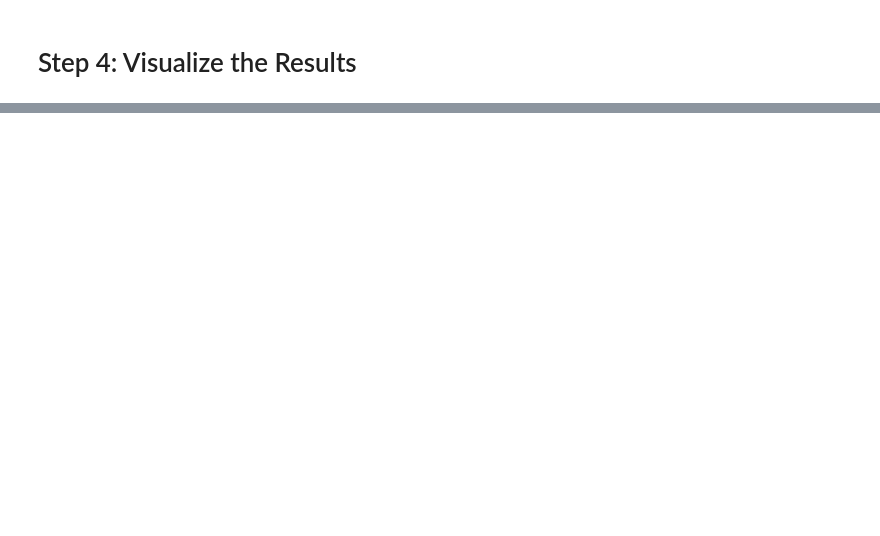
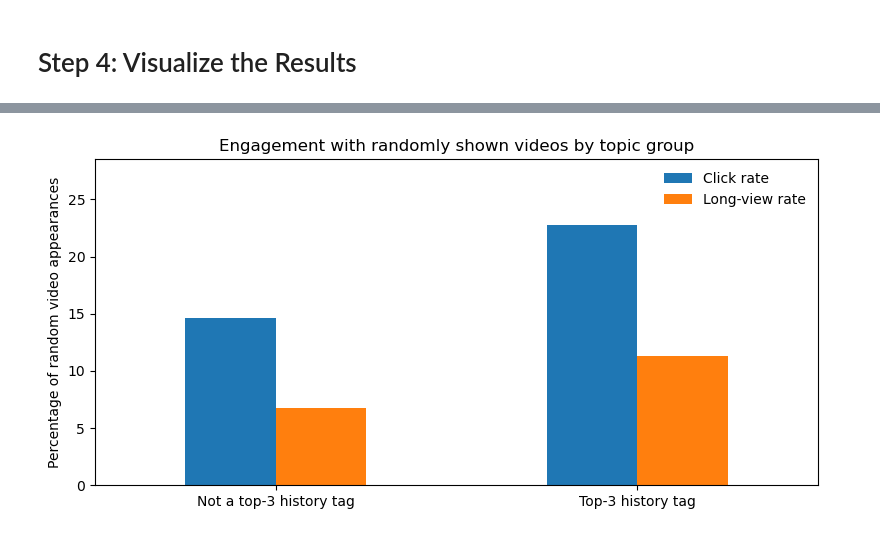
Before and after one commit to trgolden/MIS_5480_Group_Project, a Jupyter notebook: KuaiRand_Analysis.ipynb, the cells around one changed output, grey strips where cells are left out. Cells and saved outputs as stored; diff of their text form; code cells hidden in the pictures; blank space fills up the shorter version.

```diff
--- a/KuaiRand_Analysis.ipynb
+++ b/KuaiRand_Analysis.ipynb
@@ -172,0 +468,19 @@ For businesses, this highlights a challenge in interpreting engagement metrics:
+# %%
+test = tagged.loc[(tagged["period"] == "P2") & (tagged["exposure"] == "Random") & (tagged["tab"] == 1)
+                  & tagged["user_id"].isin(keep_users),
+                  ["user_id", "video_id", "tag", "is_click", "is_like", "long_view"]]
+
+test = test.merge(profile, on=["user_id", "tag"], how="left", validate="m:1")
+test["hist_share"] = test["hist_share"].fillna(0)             # tag never shown in history
+test["top3_tag"] = test["hist_rank"] <= 3                      # one of the user's 3 most-fed topics
+
+print(f"Random exposures analysed: {len(test):,} across {test['user_id'].nunique():,} users")
+print(f"Share of random exposures landing on a user's top-3 history tags: {test['top3_tag'].mean():.1%}\n")
+
+top3_table = test.groupby("top3_tag").agg(exposures=("video_id", "size"),
+                                         click_pct=("is_click", "mean"),
+                                         like_pct=("is_like", "mean"),
+                                         long_view_pct=("long_view", "mean"))
+top3_table[["click_pct", "like_pct", "long_view_pct"]] *= 100
+top3_table.index = ["Not a top-3 history tag", "Top-3 history tag"]
+print(top3_table.round(2).to_string())
@@ -172,0 +524,18 @@ For businesses, this highlights a challenge in interpreting engagement metrics:
+# %%
+# Compare engagement with top-three history topics and other topics
+plot_data = top3_table[["click_pct", "long_view_pct"]].copy()
+plot_data.columns = ["Click rate", "Long-view rate"]
+
+ax = plot_data.plot.bar(
+    figsize=(8, 4)
+)
+ax.set_title("Engagement with randomly shown videos by topic group")
+ax.set_ylabel("Percentage of random video appearances")
+ax.set_xlabel("")
+ax.set_ylim(0, plot_data.to_numpy().max() * 1.25)
+plt.xticks(rotation=0)
+ax.legend(frameon=False)
+plt.tight_layout()
+plt.show()
+# %% [output]
+[figure, added]
```
Also changed, not shown: parts of 37 cells of this notebook.
